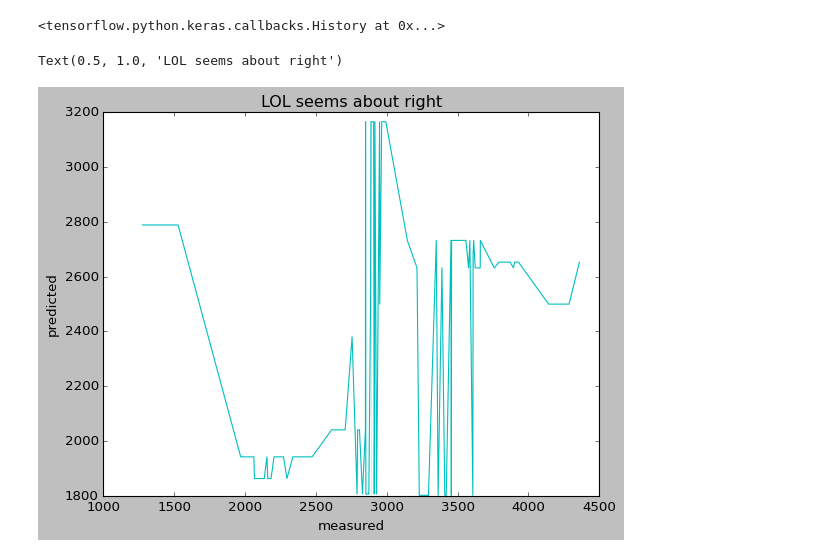
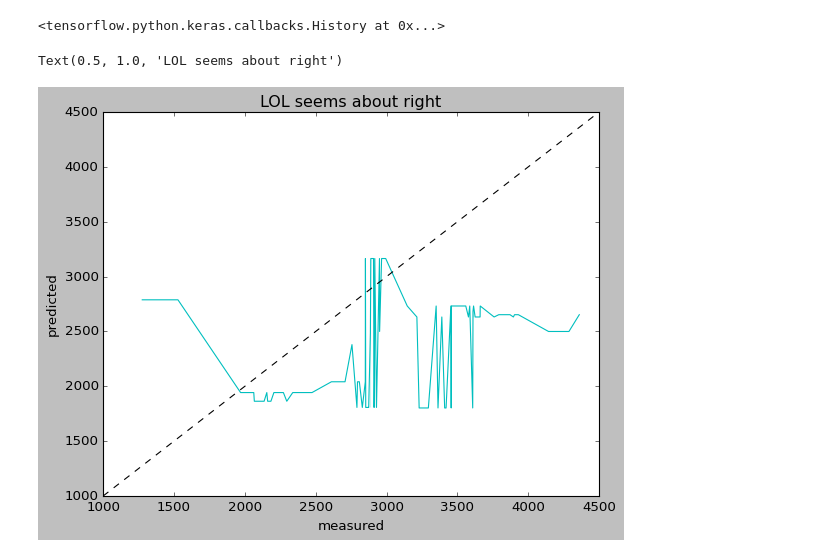
Before and after one commit to vdegenova/osic_kaggle, a Jupyter notebook: Data Ingestion.ipynb, the cells around one changed output. Saved outputs shown, nothing was run; the diff lists cells and outputs as text; code cells hidden in the pictures.

Commit message:
plot fixed

```diff
--- a/Data Ingestion.ipynb
+++ b/Data Ingestion.ipynb
@@ -288,10 +288,13 @@ Epoch 25/25
 # %%
 import seaborn as sns
 
 preds = model.predict(val_x)
 df = pd.DataFrame({'predicted': preds.flatten(), 'measured': val_y}).sort_values(by="measured")
 sns.lineplot(x="measured", y="predicted", data=df, color='c')
+slope1_x = range(1000, 4500, 1)
+slope1_y = range(1000, 4500, 1)
+plt.plot(test_x, test_y, '--k')
 plt.title('LOL seems about right')
 # %% [output]
 Text(0.5, 1.0, 'LOL seems about right')
-[figure, old version]
+[figure, new version]
```
